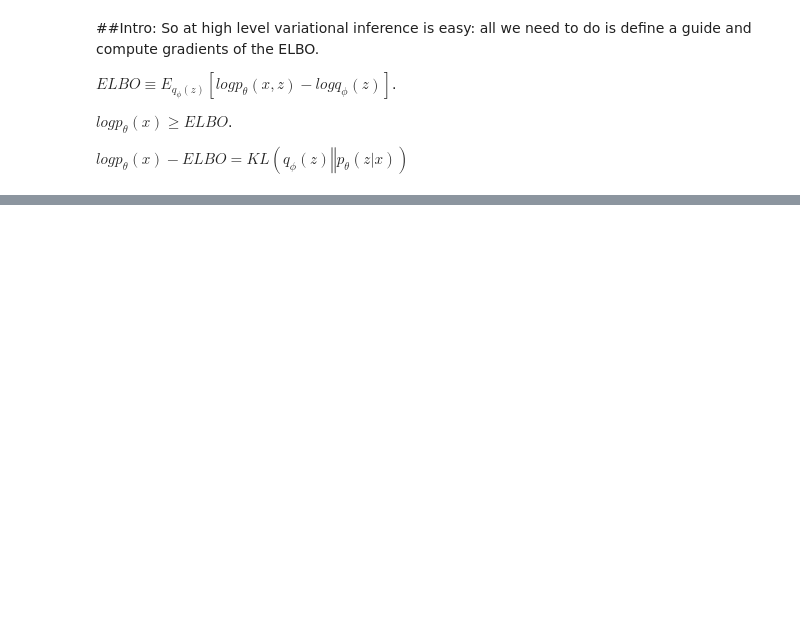
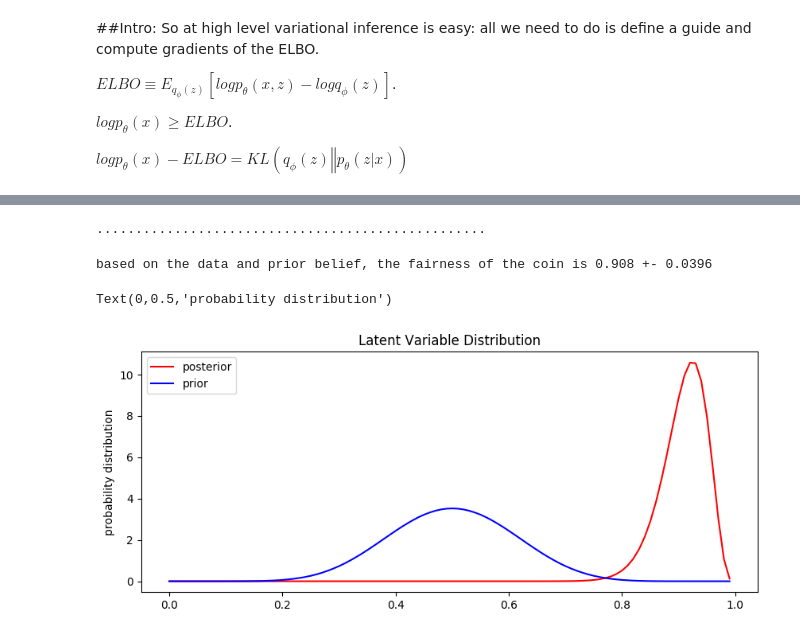
Before and after one commit to maxsonate/probabilisticModeling, a Jupyter notebook: examples/Variational Inference.ipynb, the cells around one changed output, grey strips where cells are left out. Drawn from its saved outputs; the diff is of its cells as text; code cells hidden in the pictures; blank space fills up the shorter version.

```diff
--- a/examples/Variational Inference.ipynb
+++ b/examples/Variational Inference.ipynb
@@ -29,0 +46,35 @@ test = pyro.sample('obs', dist.Bernoulli(.999999), obs=data[6])
+# %%
+adam_params = {'lr':0.0005, 'betas':(0.9, 0.999)}
+optimizer = Adam(adam_params)
+svi = SVI(model, guide, optimizer, loss=Trace_ELBO())
+n_steps = 5000
+
+# this is for running the notebook in our testing framework
+smoke_test = ('CI' in os.environ)
+#n_steps = 2 if smoke_test else 2000
+
+# enable validation (e.g. validate parameters of distributions)
+pyro.enable_validation(True)
+
+# clear the param store in case we're in a REPL
+pyro.clear_param_store()
+
+for step in range(n_steps):
+    svi.step(data)
+    if step % 100 == 0:
+        print('.', end='')
+# %% [output]
+..................................................
+# %%
+#extract the learned parameters:
+alpha_q = pyro.param('alpha_q').item()
+beta_q = pyro.param('beta_q').item()
+
+#use properties of Beta Dist to find the mean and std of the latent variable:
+inferred_mean = alpha_q / (alpha_q + beta_q)
+factor = beta_q / (alpha_q * (1.0 + alpha_q + beta_q))
+inferred_std = inferred_mean * math.sqrt(factor)
+print('\nbased on the data and prior belief, the fairness ' +
+      'of the coin is {0:.3f} +- {1:.3}'.format(inferred_mean, inferred_std))
+# %% [output]
+based on the data and prior belief, the fairness of the coin is 0.908 +- 0.0396
@@ -29,0 +84,15 @@ test = pyro.sample('obs', dist.Bernoulli(.999999), obs=data[6])
+# %%
+#plot distributions:
+X = np.arange(0,1,0.01)
+Prior = scipy.stats.beta.pdf(X, 10, 10)
+Posterior = scipy.stats.beta.pdf(X, alpha_q, beta_q)
+
+pyplot.figure(figsize=(10, 4), dpi=100).set_facecolor('white')
+pyplot.plot(X, Posterior, 'r-', label= 'posterior')
+pyplot.plot(X, Prior, 'b-', label = 'prior')
+pyplot.legend(loc='best')
+pyplot.title('Latent Variable Distribution')
+pyplot.ylabel('probability distribution')
+# %% [output]
+Text(0,0.5,'probability distribution')
+[figure, added]
```
Also changed, not shown: parts of 4 cells of this notebook.
